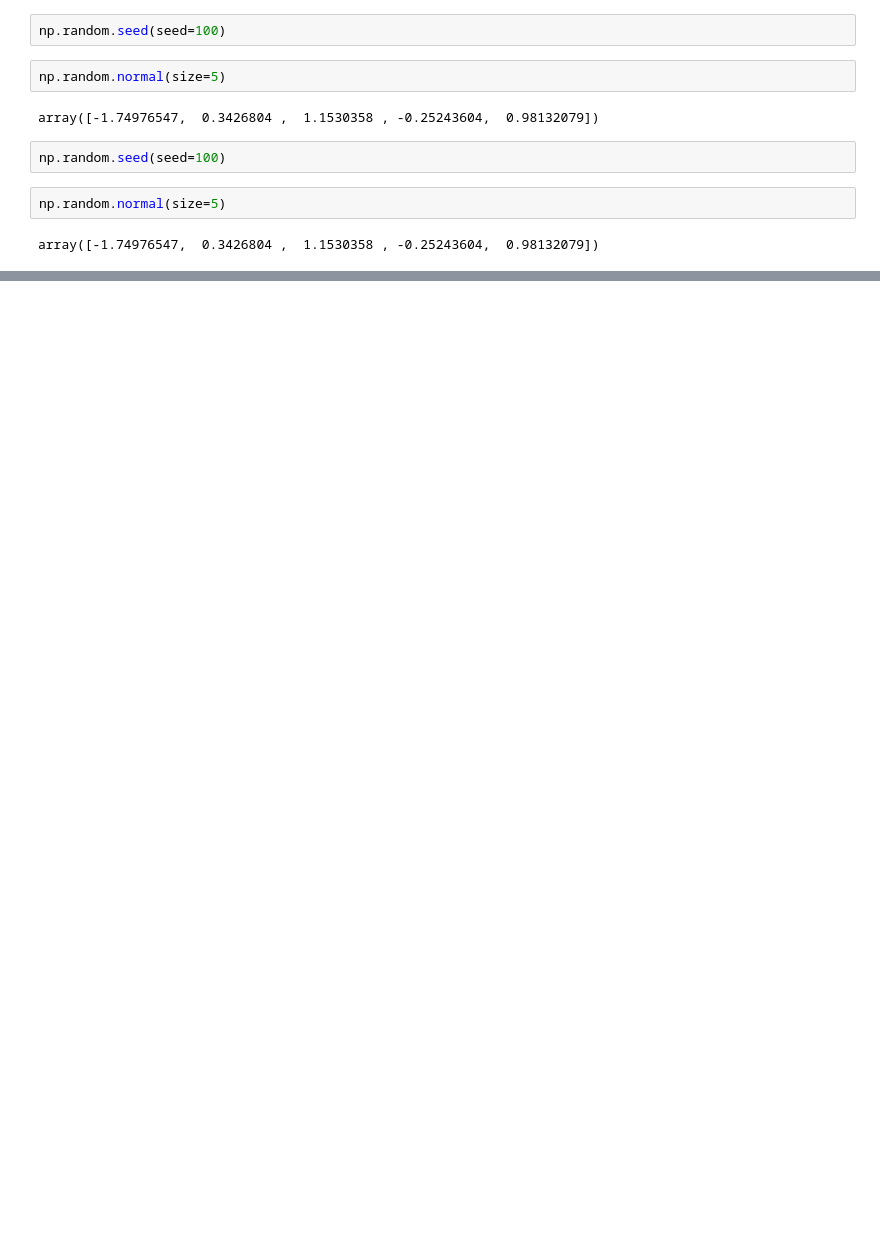
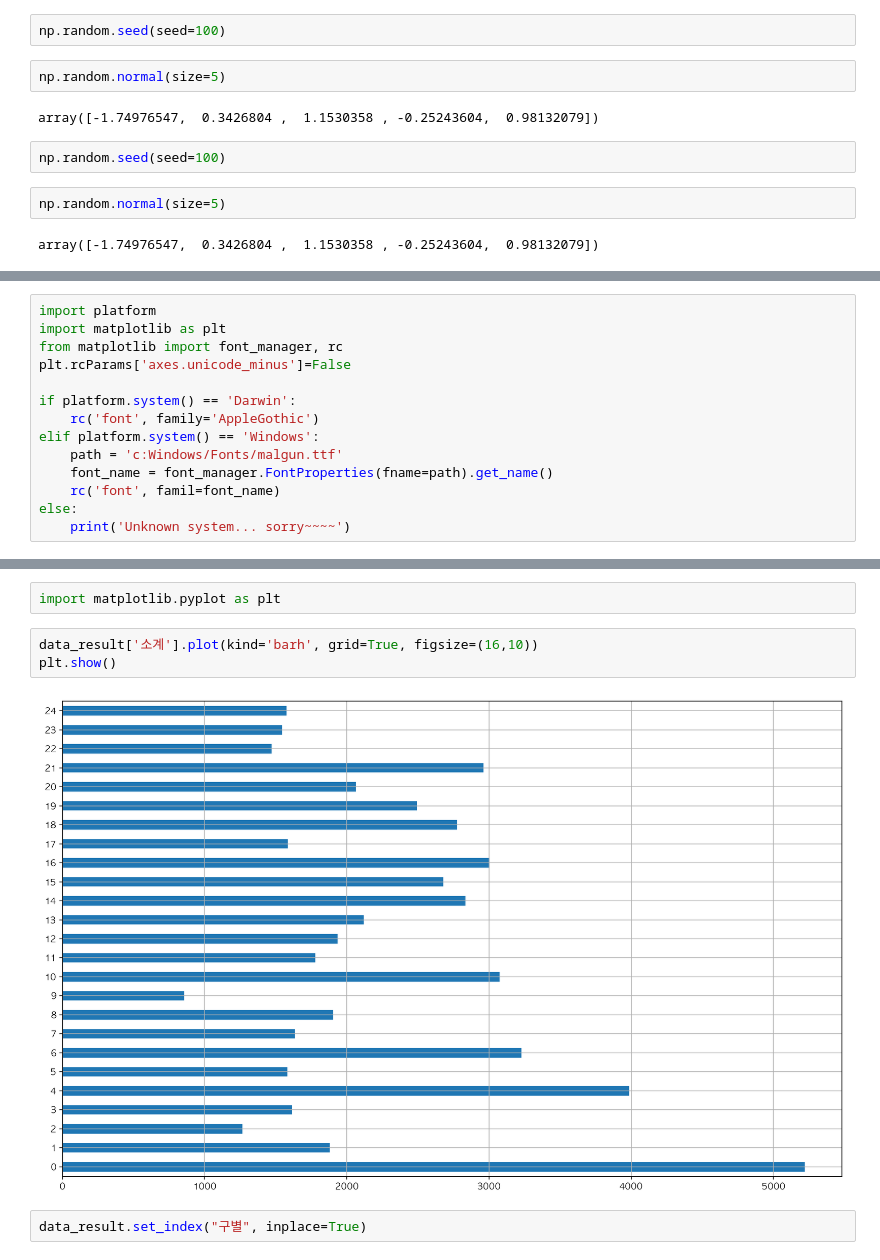
Before and after one commit to jinkyukim-me/python_data_science, a Jupyter notebook: cctv_in_seoul.ipynb, the cells around one changed output, grey strips where cells are left out. Cells and saved outputs as stored; diff of their text form; blank space fills up the shorter version.

```diff
--- a/cctv_in_seoul.ipynb
+++ b/cctv_in_seoul.ipynb
@@ -1993,0 +2021,14 @@ array([-1.74976547,  0.3426804 ,  1.1530358 , -0.25243604,  0.98132079])
+# %%
+import platform
+import matplotlib as plt
+from matplotlib import font_manager, rc
+plt.rcParams['axes.unicode_minus']=False
+
+if platform.system() == 'Darwin':
+    rc('font', family='AppleGothic')
+elif platform.system() == 'Windows':
+    path = 'c:Windows/Fonts/malgun.ttf'
+    font_name = font_manager.FontProperties(fname=path).get_name()
+    rc('font', famil=font_name)
+else:
+    print('Unknown system... sorry~~~~')
@@ -1993,0 +2044,9 @@ array([-1.74976547,  0.3426804 ,  1.1530358 , -0.25243604,  0.98132079])
+# %%
+import matplotlib.pyplot as plt
+# %%
+data_result['소계'].plot(kind='barh', grid=True, figsize=(16,10))
+plt.show()
+# %% [output]
+[figure, added]
+# %%
+data_result.set_index("구별", inplace=True)
```
Also changed, not shown: parts of 98 cells of this notebook, 19 other files.
